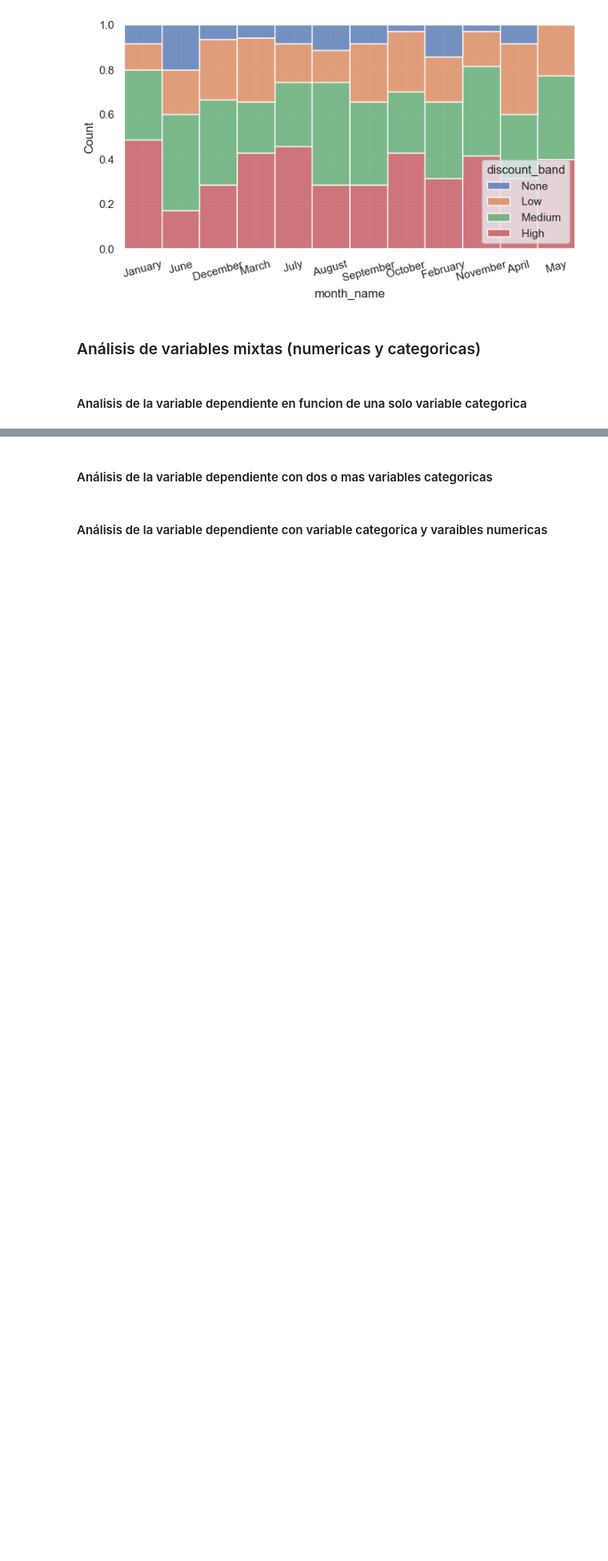
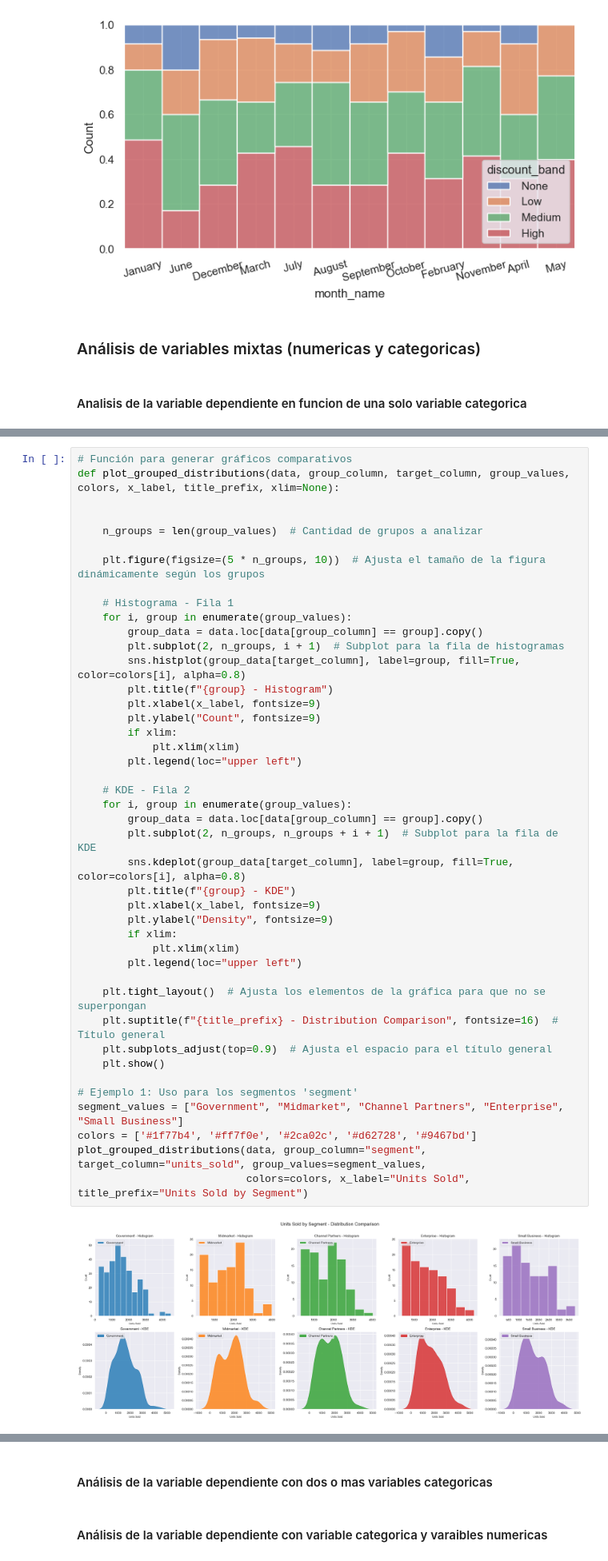
Before and after one commit to jluis-ml/Proyecto-Empresa-Finanzas, a Jupyter notebook: 3_EDA.ipynb, the cells around one changed output, grey strips where cells are left out. Shown at 80% size. Drawn from its saved outputs; the diff is of its cells as text; blank space fills up the shorter version.

```diff
--- a/3_EDA.ipynb
+++ b/3_EDA.ipynb
@@ -486,0 +510,45 @@ plt.show()
+# %%
+# Función para generar gráficos comparativos
+def plot_grouped_distributions(data, group_column, target_column, group_values, colors, x_label, title_prefix, xlim=None):
+
+
+    n_groups = len(group_values)  # Cantidad de grupos a analizar
+
+    plt.figure(figsize=(5 * n_groups, 10))  # Ajusta el tamaño de la figura dinámicamente según los grupos
+
+    # Histograma - Fila 1
+    for i, group in enumerate(group_values):
+        group_data = data.loc[data[group_column] == group].copy()
+        plt.subplot(2, n_groups, i + 1)  # Subplot para la fila de histogramas
+        sns.histplot(group_data[target_column], label=group, fill=True, color=colors[i], alpha=0.8)
+        plt.title(f"{group} - Histogram")
+        plt.xlabel(x_label, fontsize=9)
+        plt.ylabel("Count", fontsize=9)
+        if xlim:
+            plt.xlim(xlim)
+        plt.legend(loc="upper left")
+
+    # KDE - Fila 2
+    for i, group in enumerate(group_values):
+        group_data = data.loc[data[group_column] == group].copy()
+        plt.subplot(2, n_groups, n_groups + i + 1)  # Subplot para la fila de KDE
+        sns.kdeplot(group_data[target_column], label=group, fill=True, color=colors[i], alpha=0.8)
+        plt.title(f"{group} - KDE")
+        plt.xlabel(x_label, fontsize=9)
+        plt.ylabel("Density", fontsize=9)
+        if xlim:
+            plt.xlim(xlim)
+        plt.legend(loc="upper left")
+
+    plt.tight_layout()  # Ajusta los elementos de la gráfica para que no se superpongan
+    plt.suptitle(f"{title_prefix} - Distribution Comparison", fontsize=16)  # Título general
+    plt.subplots_adjust(top=0.9)  # Ajusta el espacio para el título general
+    plt.show()
+
+# Ejemplo 1: Uso para los segmentos 'segment'
+segment_values = ["Government", "Midmarket", "Channel Partners", "Enterprise", "Small Business"]
+colors = ['#1f77b4', '#ff7f0e', '#2ca02c', '#d62728', '#9467bd']
+plot_grouped_distributions(data, group_column="segment", target_column="units_sold", group_values=segment_values,
+                           colors=colors, x_label="Units Sold", title_prefix="Units Sold by Segment")
+# %% [output]
+[figure, added]
```
Also changed, not shown: parts of 8 cells of this notebook.
